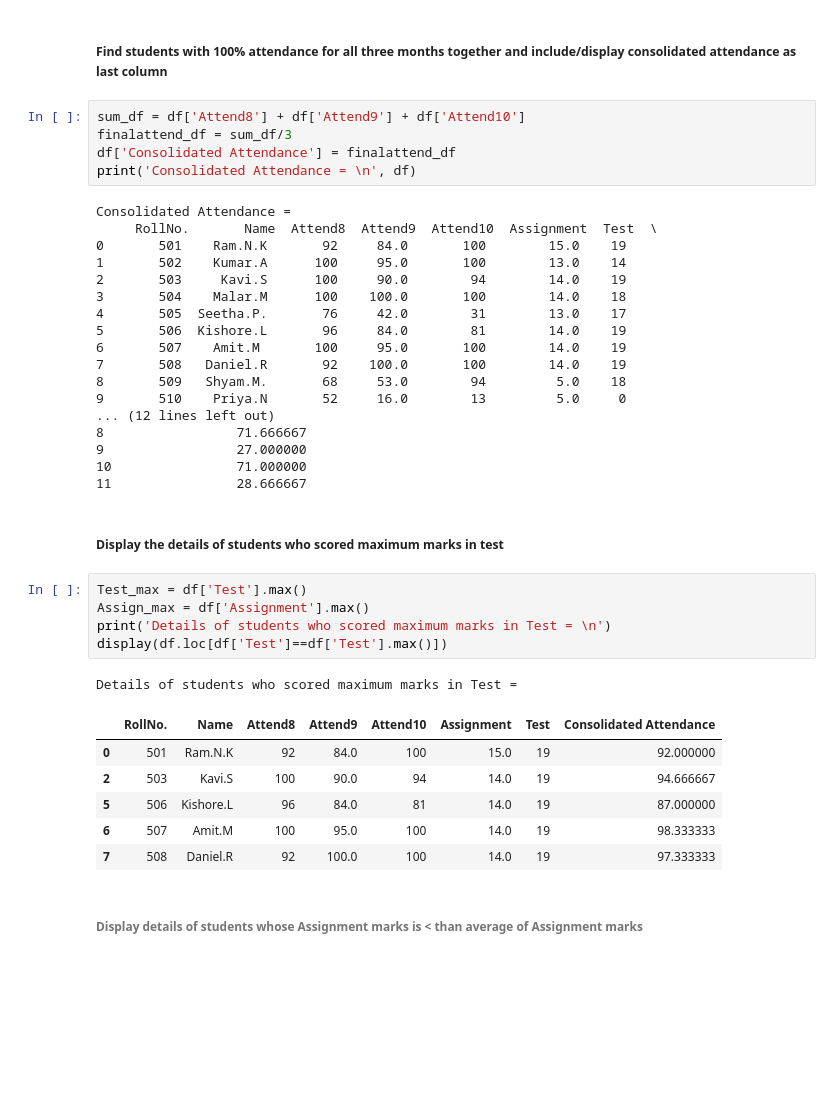
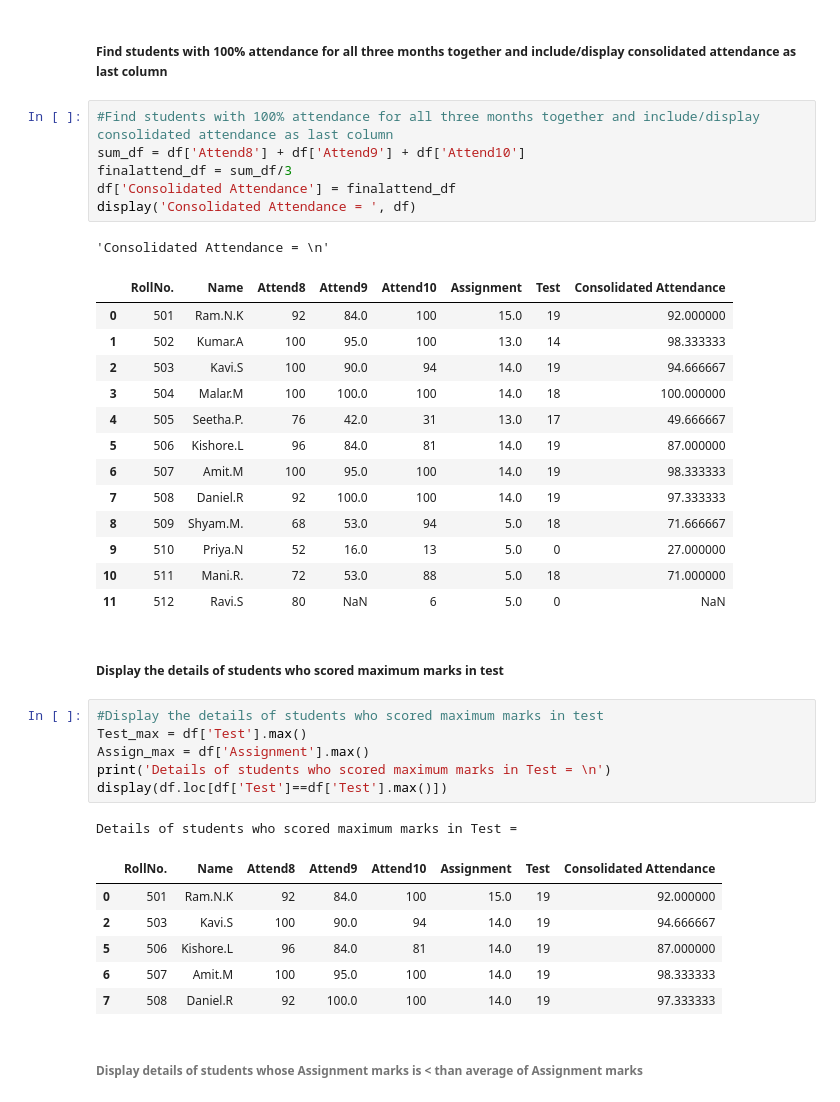
Before and after one commit to ragu8/DSCP410_DATA_SCIENCE, a Jupyter notebook: Ex No 04 OPERATIONS ON PANDAS DATAFRAME/Ex No 04 OPERATIONS ON PANDAS DATAFRAME.ipynb, the cells around one changed output. Cells and saved outputs as stored; diff of their text form; blank space fills up the shorter version.

```diff
--- a/Ex No 04 OPERATIONS ON PANDAS DATAFRAME/Ex No 04 OPERATIONS ON PANDAS DATAFRAME.ipynb
+++ b/Ex No 04 OPERATIONS ON PANDAS DATAFRAME/Ex No 04 OPERATIONS ON PANDAS DATAFRAME.ipynb
@@ -139,31 +145,30 @@ Sorted September Attendance
 # %% [markdown]
 #####  Find students with 100% attendance for all three months together and include/display consolidated attendance as last column
 # %%
+#Find students with 100% attendance for all three months together and include/display consolidated attendance as last column
 sum_df = df['Attend8'] + df['Attend9'] + df['Attend10']
 finalattend_df = sum_df/3
 df['Consolidated Attendance'] = finalattend_df
-print('Consolidated Attendance = \n', df)
+display('Consolidated Attendance = ', df)
 # %% [output]
-Consolidated Attendance =
-     RollNo.       Name  Attend8  Attend9  Attend10  Assignment  Test  \
-0       501    Ram.N.K       92     84.0       100        15.0    19
-1       502    Kumar.A      100     95.0       100        13.0    14
-2       503     Kavi.S      100     90.0        94        14.0    19
-3       504    Malar.M      100    100.0       100        14.0    18
-4       505  Seetha.P.       76     42.0        31        13.0    17
-5       506  Kishore.L       96     84.0        81        14.0    19
-6       507    Amit.M       100     95.0       100        14.0    19
-7       508   Daniel.R       92    100.0       100        14.0    19
-8       509   Shyam.M.       68     53.0        94         5.0    18
-9       510    Priya.N       52     16.0        13         5.0     0
-... (12 lines left out)
-8                 71.666667
-9                 27.000000
-10                71.000000
-11                28.666667
+'Consolidated Attendance = \n'
+|  | RollNo. | Name | Attend8 | Attend9 | Attend10 | Assignment | Test | Consolidated Attendance |
+| 0 | 501 | Ram.N.K | 92 | 84.0 | 100 | 15.0 | 19 | 92.000000 |
+| 1 | 502 | Kumar.A | 100 | 95.0 | 100 | 13.0 | 14 | 98.333333 |
+| 2 | 503 | Kavi.S | 100 | 90.0 | 94 | 14.0 | 19 | 94.666667 |
+| 3 | 504 | Malar.M | 100 | 100.0 | 100 | 14.0 | 18 | 100.000000 |
+| 4 | 505 | Seetha.P. | 76 | 42.0 | 31 | 13.0 | 17 | 49.666667 |
+| 5 | 506 | Kishore.L | 96 | 84.0 | 81 | 14.0 | 19 | 87.000000 |
+| 6 | 507 | Amit.M | 100 | 95.0 | 100 | 14.0 | 19 | 98.333333 |
+| 7 | 508 | Daniel.R | 92 | 100.0 | 100 | 14.0 | 19 | 97.333333 |
+| 8 | 509 | Shyam.M. | 68 | 53.0 | 94 | 5.0 | 18 | 71.666667 |
+| 9 | 510 | Priya.N | 52 | 16.0 | 13 | 5.0 | 0 | 27.000000 |
+| 10 | 511 | Mani.R. | 72 | 53.0 | 88 | 5.0 | 18 | 71.000000 |
+| 11 | 512 | Ravi.S | 80 | NaN | 6 | 5.0 | 0 | NaN |
 # %% [markdown]
 ##### Display the details of students who scored maximum marks in test
 # %%
+#Display the details of students who scored maximum marks in test
 Test_max = df['Test'].max()
 Assign_max = df['Assignment'].max()
 print('Details of students who scored maximum marks in Test = \n')
```
Also changed, not shown: parts of 9 cells of this notebook.
